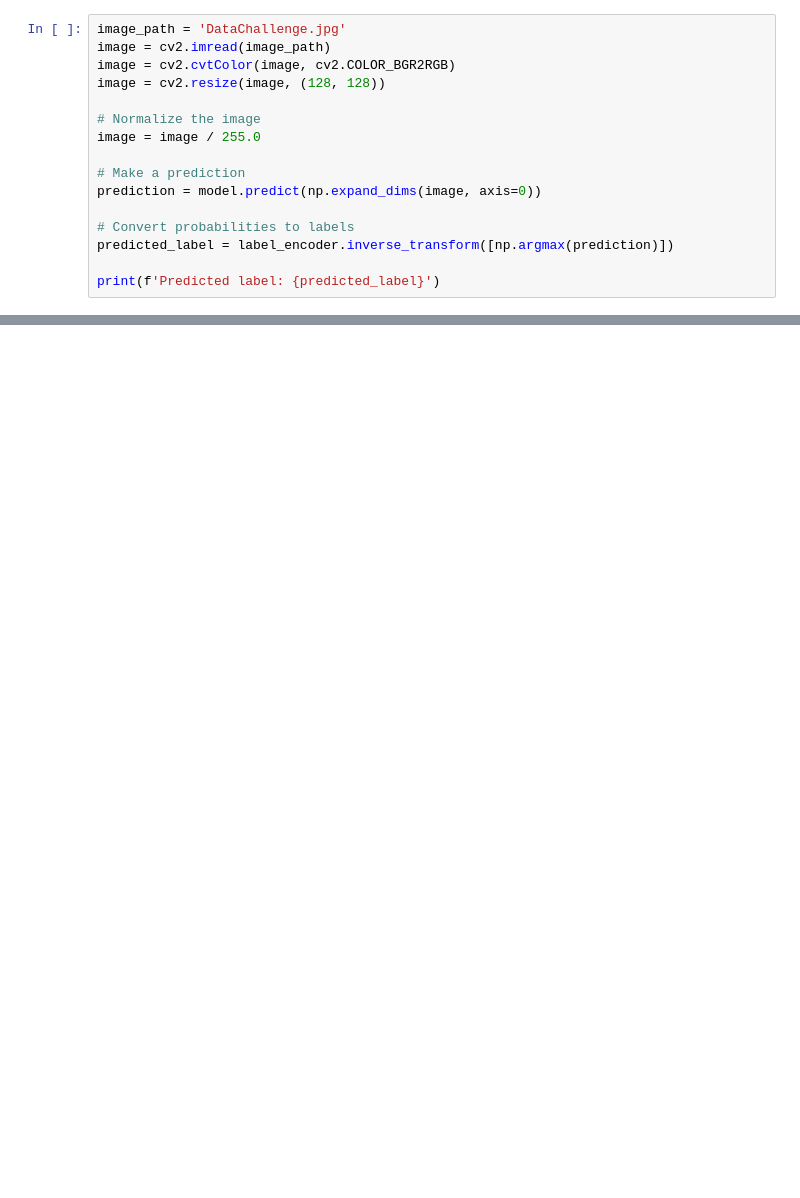
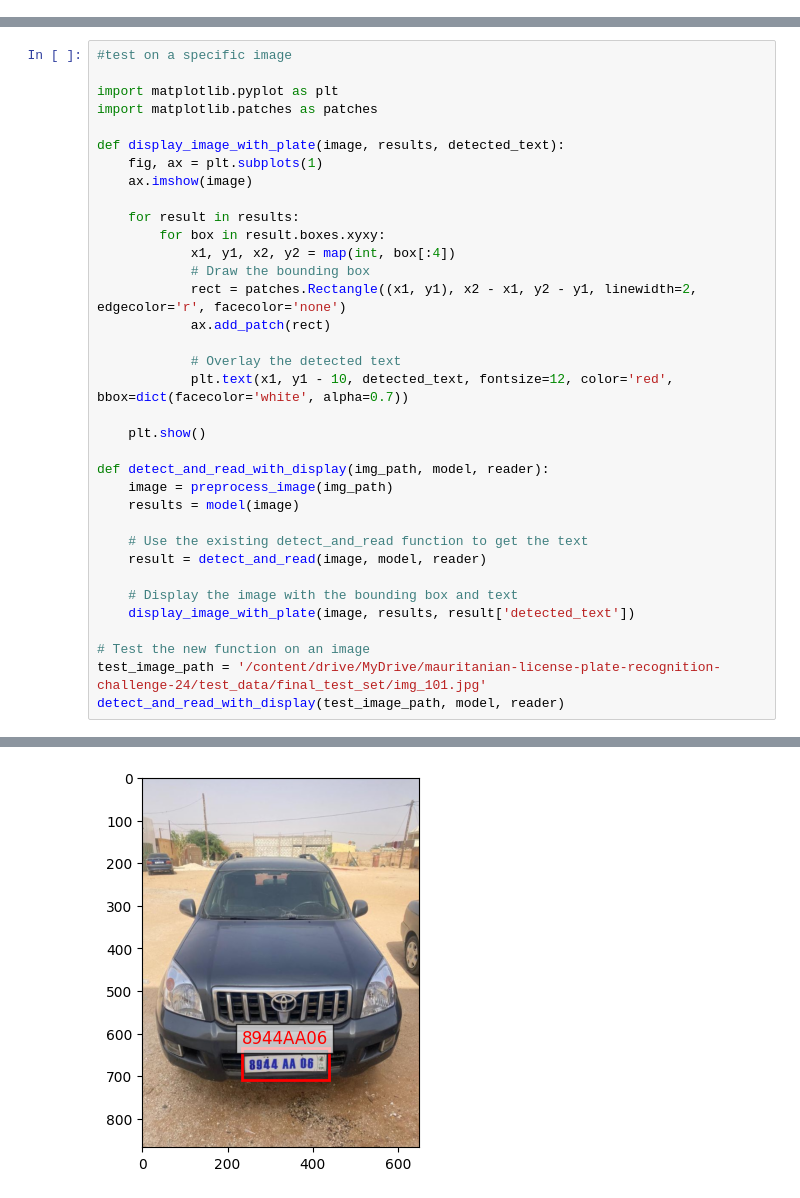
Before and after one commit to MoustaphaCheikhJidou/LicensePlateRecognition, a Jupyter notebook: Second phase notebook JIDDOU26.ipynb, the cells around one changed output, grey strips where cells are left out. Cells and saved outputs as stored; diff of their text form; blank space fills up the shorter version.

```diff
--- a/Second phase notebook JIDDOU26.ipynb
+++ b/Second phase notebook JIDDOU26.ipynb
@@ -266,16 +250,0 @@ else:
-# %%
-image_path = 'DataChallenge.jpg'
-image = cv2.imread(image_path)
-image = cv2.cvtColor(image, cv2.COLOR_BGR2RGB)
-image = cv2.resize(image, (128, 128))
-
-# Normalize the image
-image = image / 255.0
-
-# Make a prediction
-prediction = model.predict(np.expand_dims(image, axis=0))
-
-# Convert probabilities to labels
-predicted_label = label_encoder.inverse_transform([np.argmax(prediction)])
-
-print(f'Predicted label: {predicted_label}')
@@ -349,0 +251,36 @@ plt.show()
+# %%
+#test on a specific image
+
+import matplotlib.pyplot as plt
+import matplotlib.patches as patches
+
+def display_image_with_plate(image, results, detected_text):
+    fig, ax = plt.subplots(1)
+    ax.imshow(image)
+
+    for result in results:
+        for box in result.boxes.xyxy:
+            x1, y1, x2, y2 = map(int, box[:4])
+            # Draw the bounding box
+            rect = patches.Rectangle((x1, y1), x2 - x1, y2 - y1, linewidth=2, edgecolor='r', facecolor='none')
+            ax.add_patch(rect)
+
+            # Overlay the detected text
+            plt.text(x1, y1 - 10, detected_text, fontsize=12, color='red', bbox=dict(facecolor='white', alpha=0.7))
+
+    plt.show()
+
+def detect_and_read_with_display(img_path, model, reader):
+    image = preprocess_image(img_path)
+    results = model(image)
+
+    # Use the existing detect_and_read function to get the text
+    result = detect_and_read(image, model, reader)
+
+    # Display the image with the bounding box and text
+    display_image_with_plate(image, results, result['detected_text'])
+
+# Test the new function on an image
+test_image_path = '/content/drive/MyDrive/mauritanian-license-plate-recognition-challenge-24/test_data/final_test_set/img_101.jpg'
+detect_and_read_with_display(test_image_path, model, reader)
+# %% [output]
@@ -349,0 +292 @@ plt.show()
+[figure, added]
```
Also changed, not shown: parts of 26 cells of this notebook, 3 other files.
